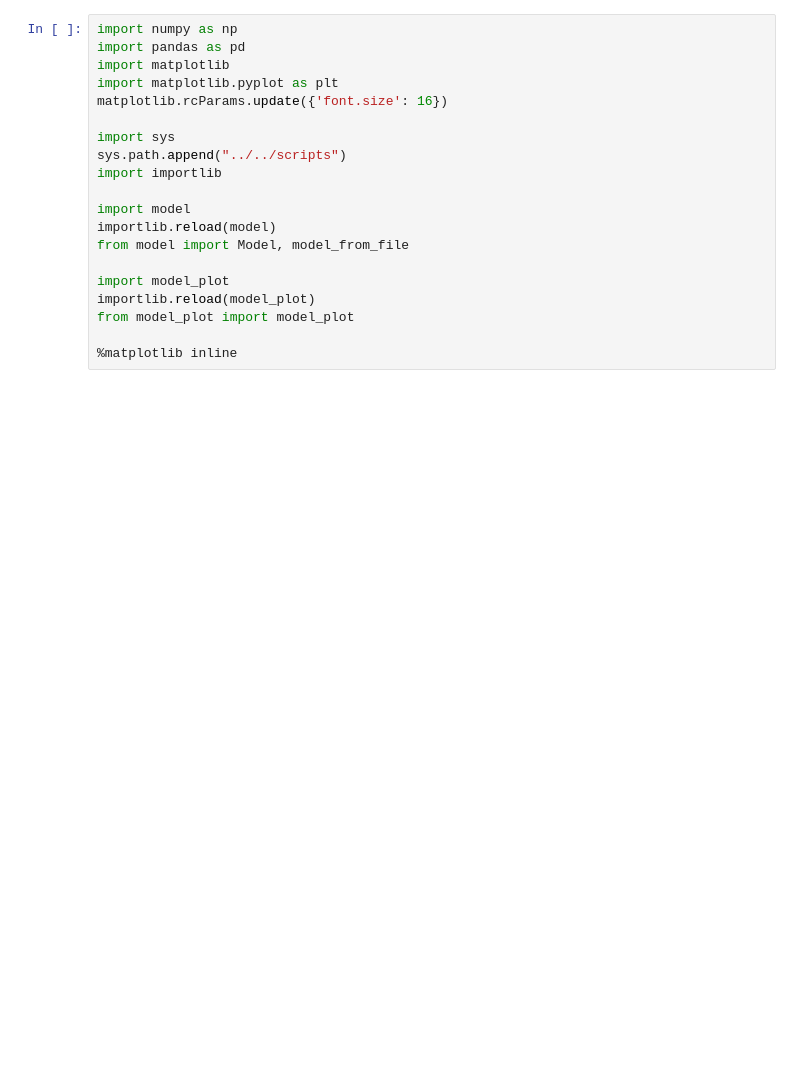
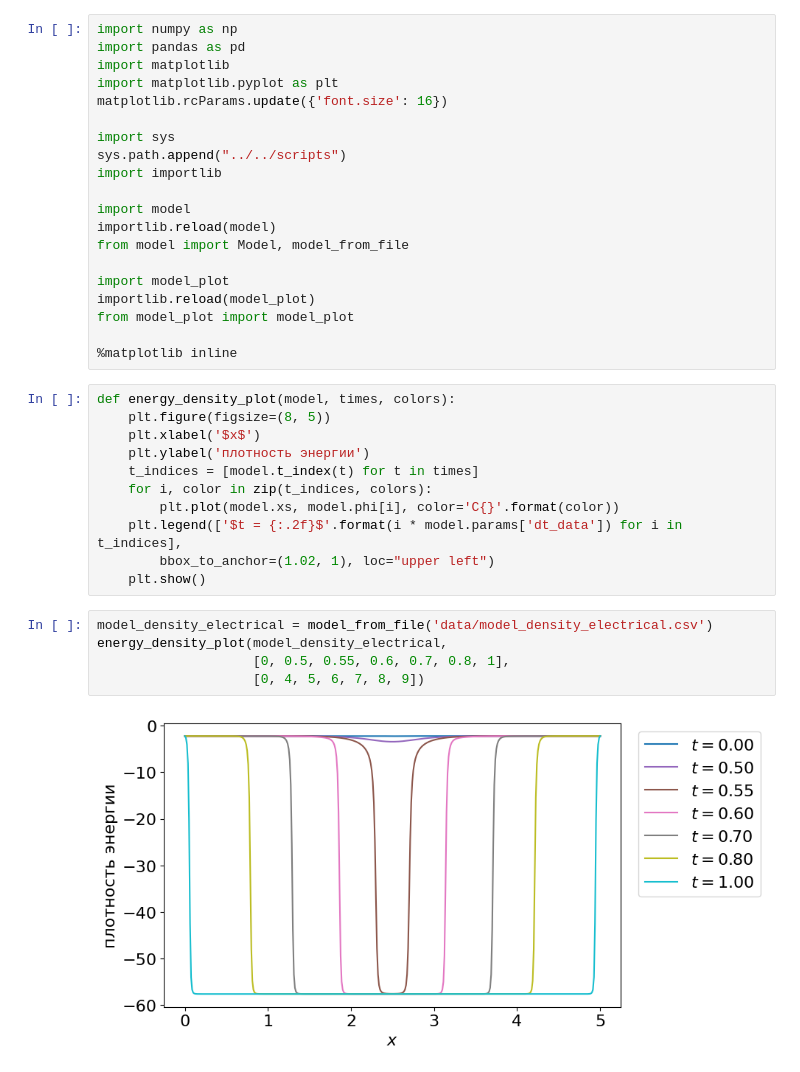
Before and after one commit to ponomarevandr/disruption, a Jupyter notebook: one_dim_problem/experiments/free_energy/free_energy_new.ipynb, the cells around one changed output. Drawn from its saved outputs; the diff is of its cells as text; blank space fills up the shorter version.

```diff
--- a/one_dim_problem/experiments/free_energy/free_energy_new.ipynb
+++ b/one_dim_problem/experiments/free_energy/free_energy_new.ipynb
@@ -18,3 +18,21 @@ importlib.reload(model_plot)
 from model_plot import model_plot
 
 %matplotlib inline
+# %%
+def energy_density_plot(model, times, colors):
+    plt.figure(figsize=(8, 5))
+    plt.xlabel('$x$')
+    plt.ylabel('плотность энергии')
+    t_indices = [model.t_index(t) for t in times]
+    for i, color in zip(t_indices, colors):
+        plt.plot(model.xs, model.phi[i], color='C{}'.format(color))
+    plt.legend(['$t = {:.2f}$'.format(i * model.params['dt_data']) for i in t_indices],
+        bbox_to_anchor=(1.02, 1), loc="upper left")
+    plt.show()
+# %%
+model_density_electrical = model_from_file('data/model_density_electrical.csv')
+energy_density_plot(model_density_electrical,
+                    [0, 0.5, 0.55, 0.6, 0.7, 0.8, 1],
+                    [0, 4, 5, 6, 7, 8, 9])
+# %% [output]
+[figure, added]
```
Also changed, not shown: parts of 8 cells of this notebook.
